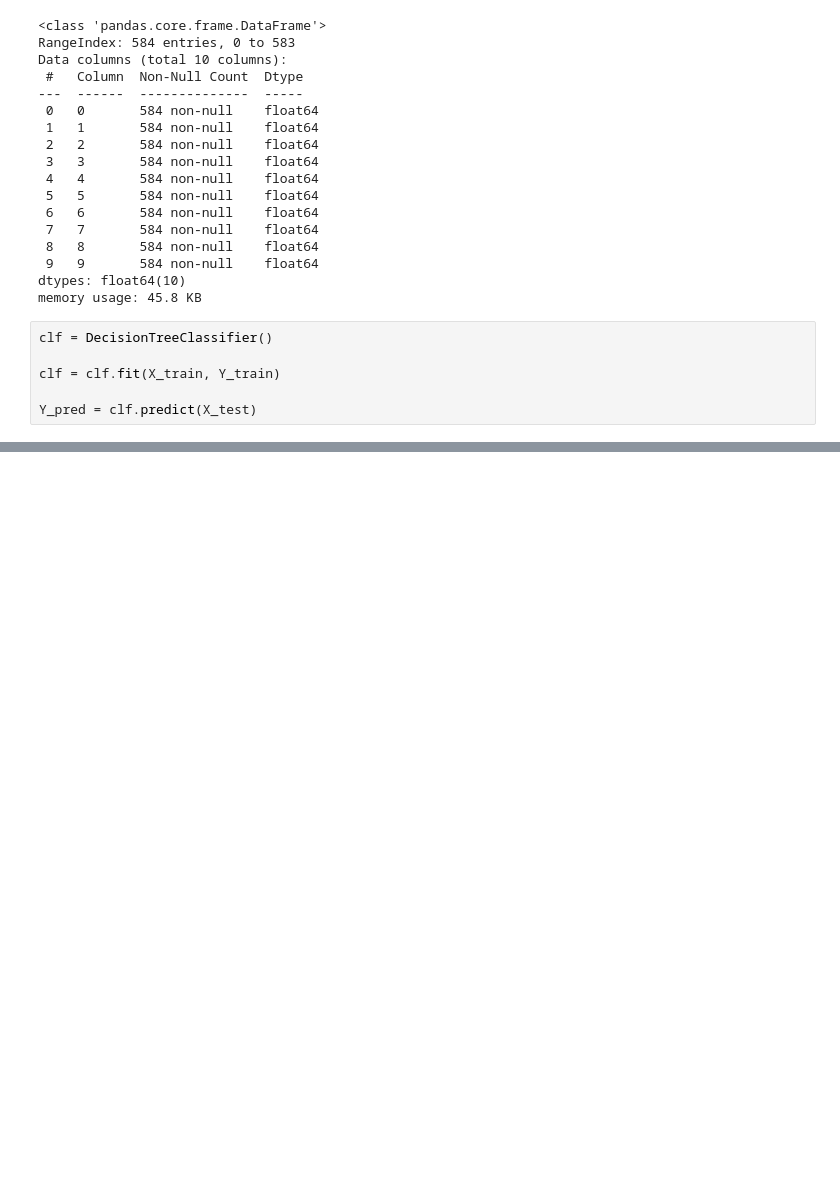
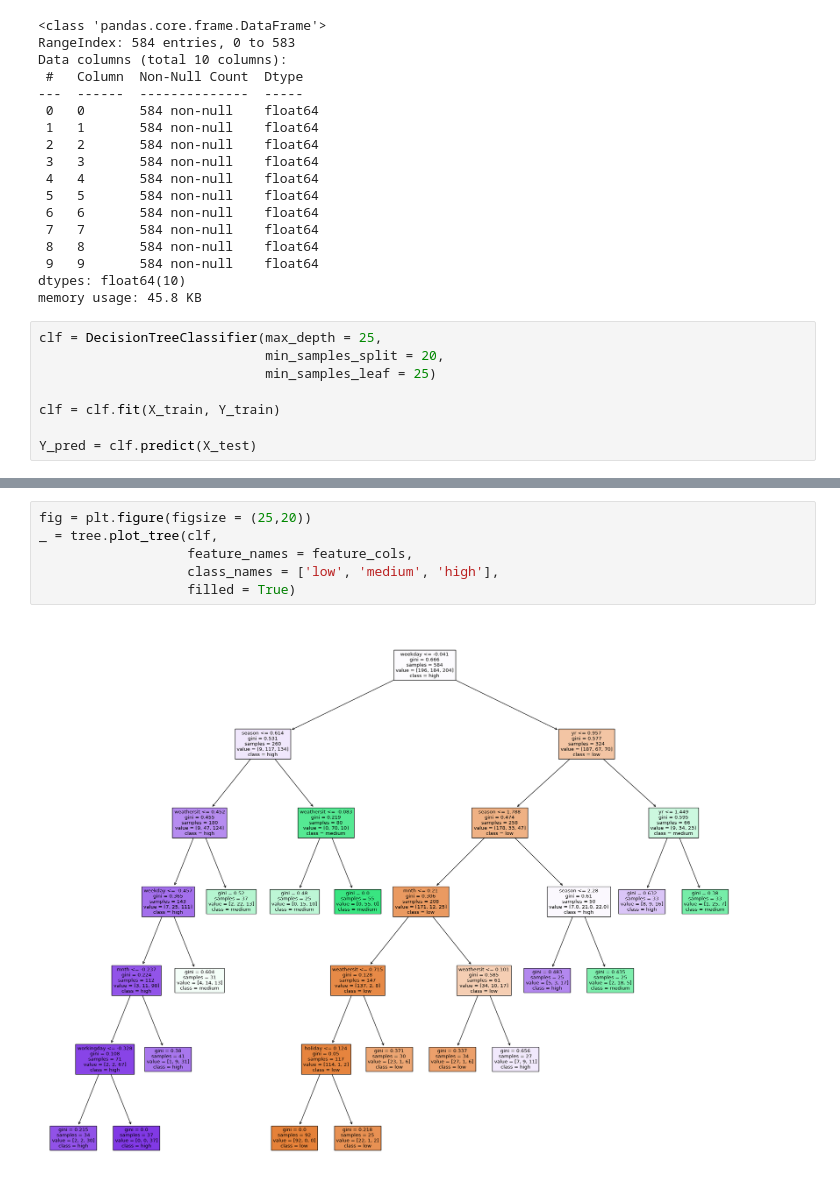
Before and after one commit to vern3432/DM2_P_Varano_Kunz_Leighton, a Jupyter notebook: Decision_Tree.ipynb, the cells around one changed output, grey strips where cells are left out. Saved outputs shown, nothing was run; the diff lists cells and outputs as text; blank space fills up the shorter version.

```diff
--- a/Decision_Tree.ipynb
+++ b/Decision_Tree.ipynb
@@ -63,7 +72,9 @@ Data columns (total 10 columns):
 dtypes: float64(10)
 memory usage: 45.8 KB
 # %%
-clf = DecisionTreeClassifier()
+clf = DecisionTreeClassifier(max_depth = 25,
+                             min_samples_split = 20,
+                             min_samples_leaf = 25)
 
 clf = clf.fit(X_train, Y_train)
 
@@ -89,0 +108,8 @@ Image(graph.create_png())
+# %%
+fig = plt.figure(figsize = (25,20))
+_ = tree.plot_tree(clf,
+                   feature_names = feature_cols,
+                   class_names = ['low', 'medium', 'high'],
+                   filled = True)
+# %% [output]
+[figure, added]
```
Also changed, not shown: parts of 16 cells of this notebook.
